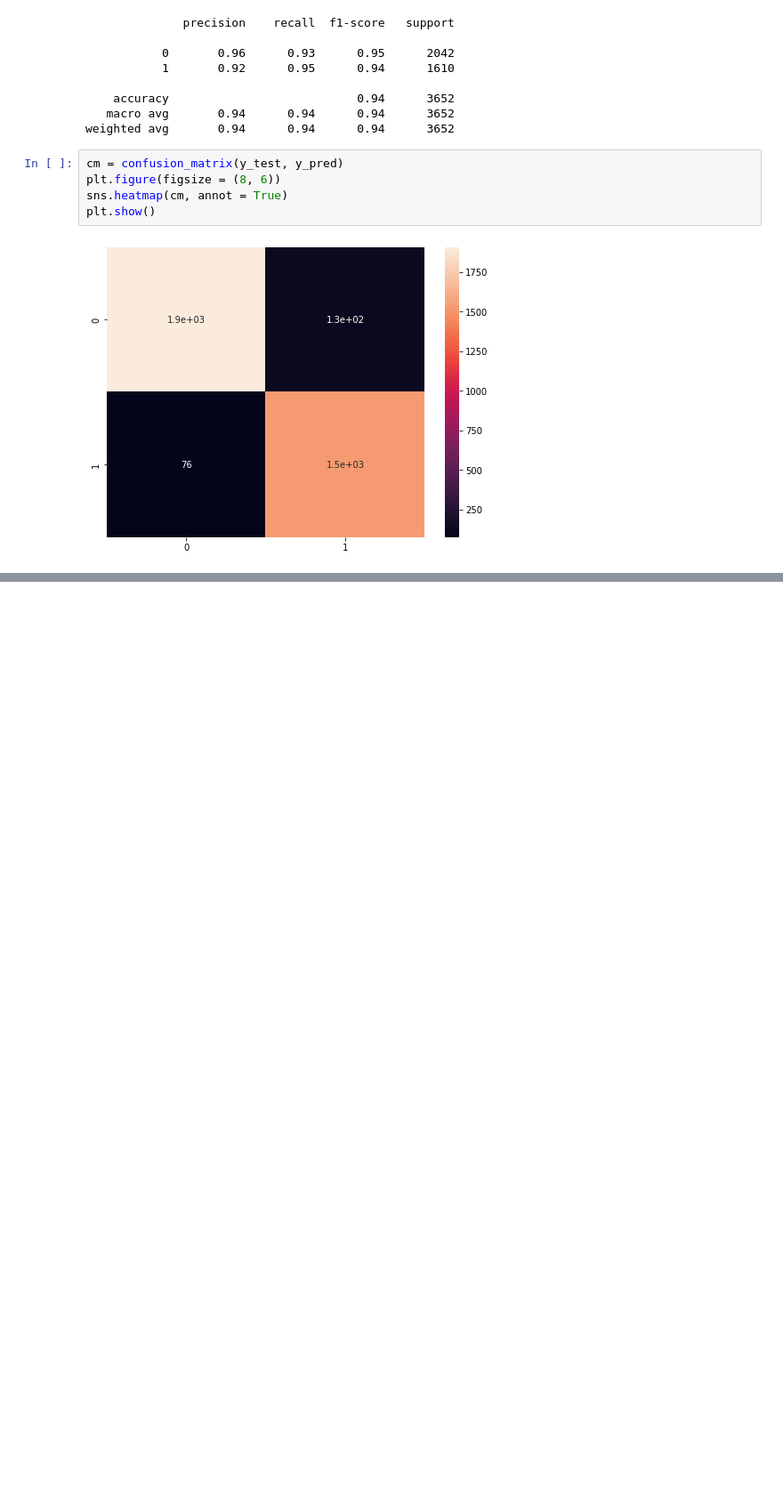
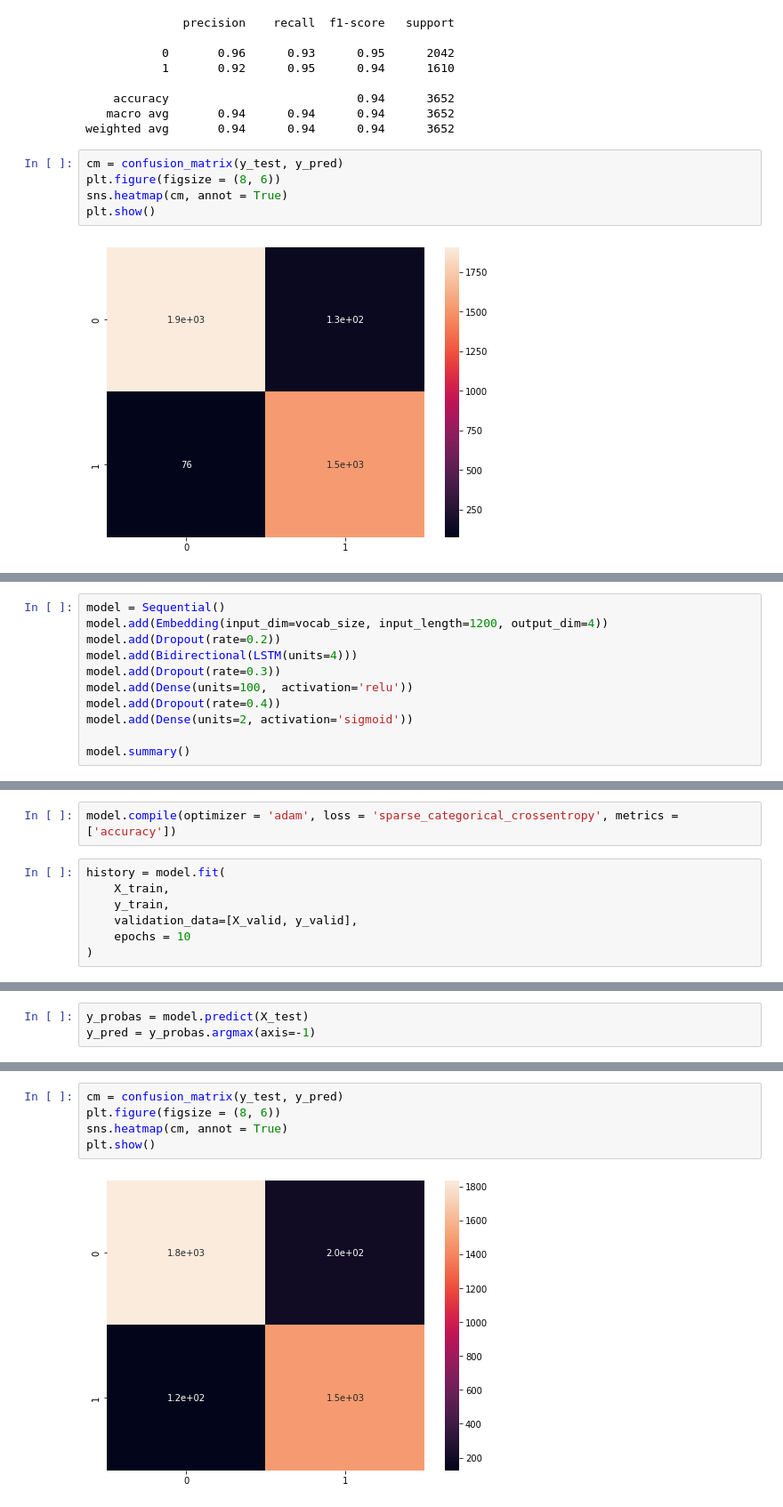
Before and after one commit to arkaprabha10/Fake-News-Detection, a Jupyter notebook: kaggle_dataset_code/lstm.ipynb, the cells around one changed output, grey strips where cells are left out. Shown: that part at 89% size. Cells and saved outputs as stored; diff of their text form; blank space fills up the shorter version.

```diff
--- a/kaggle_dataset_code/lstm.ipynb
+++ b/kaggle_dataset_code/lstm.ipynb
@@ -127,0 +142,11 @@ plt.show()
+# %%
+model = Sequential()
+model.add(Embedding(input_dim=vocab_size, input_length=1200, output_dim=4))
+model.add(Dropout(rate=0.2))
+model.add(Bidirectional(LSTM(units=4)))
+model.add(Dropout(rate=0.3))
+model.add(Dense(units=100,  activation='relu'))
+model.add(Dropout(rate=0.4))
+model.add(Dense(units=2, activation='sigmoid'))
+
+model.summary()
@@ -127,0 +171,9 @@ plt.show()
+# %%
+model.compile(optimizer = 'adam', loss = 'sparse_categorical_crossentropy', metrics = ['accuracy'])
+# %%
+history = model.fit(
+    X_train,
+    y_train,
+    validation_data=[X_valid, y_valid],
+    epochs = 10
+)
@@ -127,0 +201,3 @@ plt.show()
+# %%
+y_probas = model.predict(X_test)
+y_pred = y_probas.argmax(axis=-1)
@@ -127,0 +215,7 @@ plt.show()
+# %%
+cm = confusion_matrix(y_test, y_pred)
+plt.figure(figsize = (8, 6))
+sns.heatmap(cm, annot = True)
+plt.show()
+# %% [output]
+[figure, added]
```
Also changed, not shown: parts of 7 cells of this notebook.
